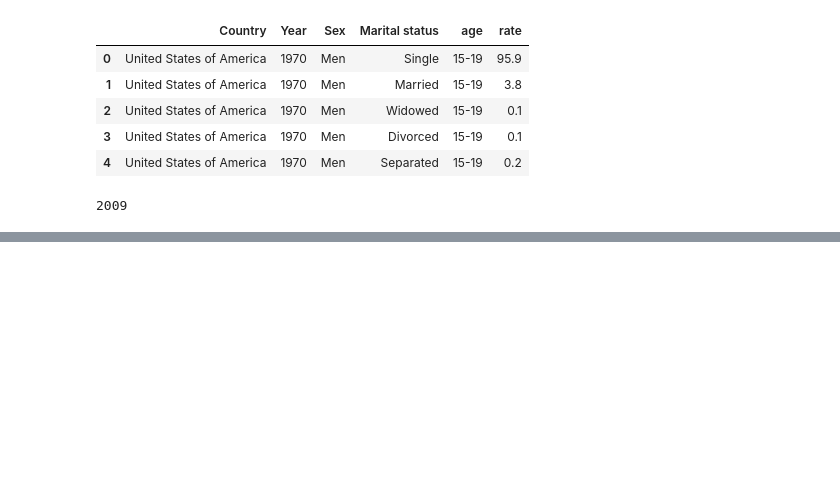
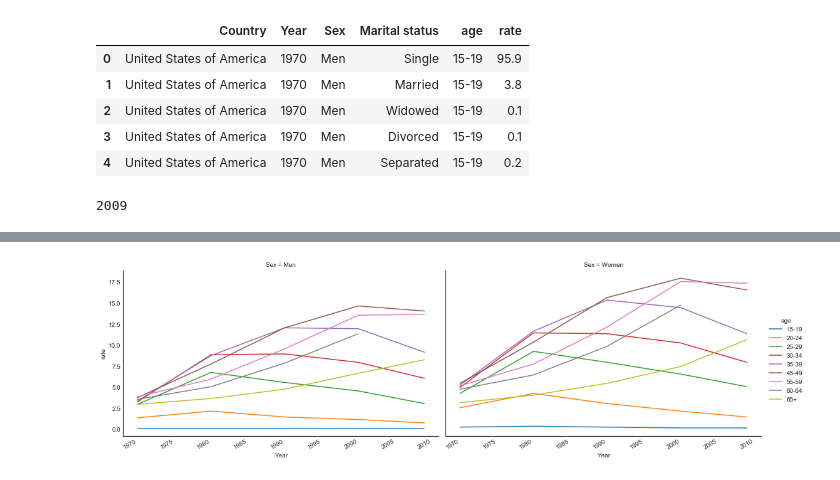
Before and after one commit to EmmanueleSalvati/marriageViz, a Jupyter notebook: Untitled.ipynb, the cells around one changed output, grey strips where cells are left out. Cells and saved outputs as stored; diff of their text form; code cells hidden in the pictures; blank space fills up the shorter version.

```diff
--- a/Untitled.ipynb
+++ b/Untitled.ipynb
@@ -188,0 +212,13 @@ tidyus.loc[tidyus['Year']==tidyus['Year'].max(),
+# %%
+men = tidyus['Sex'].map(lambda x: x == 'Men')
+women = tidyus['Sex'].map(lambda x: x == 'Women')
+divorced = tidyus['Marital status'].map(lambda x: x == 'Divorced')
+single = tidyus['Marital status'].map(lambda x: x == 'Single')
+# %%
+g = sns.FacetGrid(tidyus[divorced], hue='age', col='Sex', size=5, aspect=1.5)
+g.map(plt.plot, 'Year', 'rate').add_legend()
+# g.ax.set(xlabel='Year',
+#         ylabel='Rate')
+g.fig.autofmt_xdate()
+# %% [output]
+[figure, added]
```
Also changed, not shown: parts of 9 cells of this notebook.
